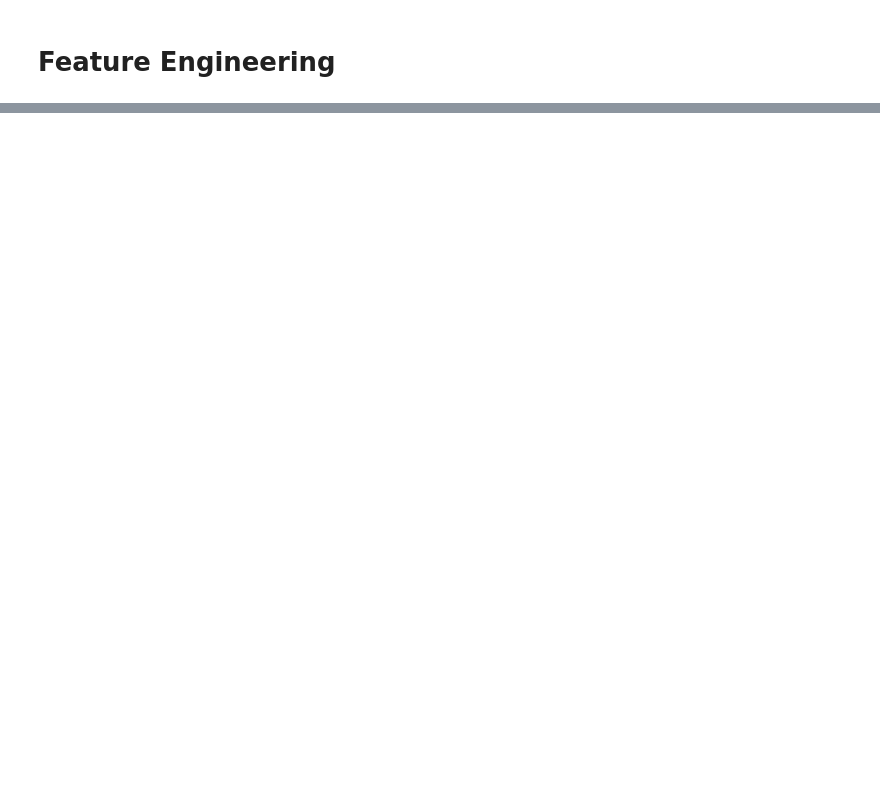
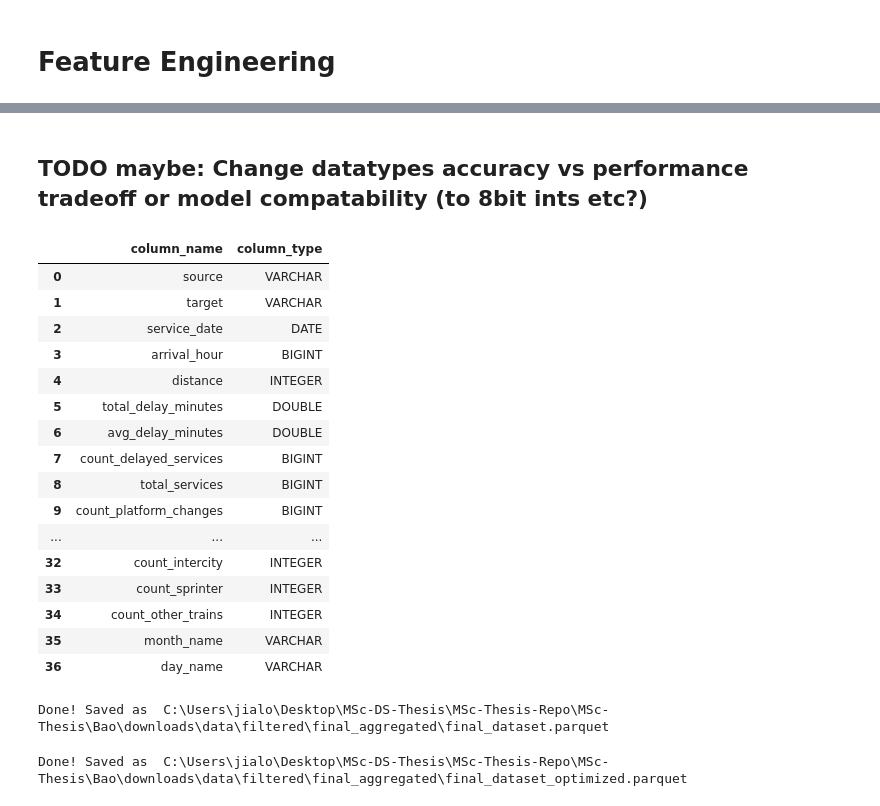
Before and after one commit to jbaonl/MSc-Thesis, a Jupyter notebook: MSc-Thesis/Bao/all_code/2_eda_and_time_series_data_creation/22_main_dataset_creation.ipynb, the cells around one changed output, grey strips where cells are left out. Saved outputs shown, nothing was run; the diff lists cells and outputs as text; code cells hidden in the pictures; blank space fills up the shorter version.

```diff
--- a/MSc-Thesis/Bao/all_code/2_eda_and_time_series_data_creation/22_main_dataset_creation.ipynb
+++ b/MSc-Thesis/Bao/all_code/2_eda_and_time_series_data_creation/22_main_dataset_creation.ipynb
@@ -1576,0 +1594,62 @@ con.execute("""
+# %% [markdown]
+## TODO maybe: Change datatypes accuracy vs performance tradeoff or model compatability (to 8bit ints etc?)
+# %%
+con.execute("""
+    CREATE OR REPLACE TABLE services_final_optimized AS
+    SELECT
+        * EXCLUDE (
+            arrival_hour, distance, count_delayed_services, total_services,
+            count_platform_changes, src_degree, src_weighted_degree,
+            tgt_degree, tgt_weighted_degree, common_neighbors,
+            preferential_attachment, tgt_avg_distance, src_avg_distance
+        ),
+        -- Cast to INTEGER
+        arrival_hour::INT AS arrival_hour,
+        distance::INT AS distance,
+        count_delayed_services::INT AS count_delayed_services,
+        total_services::INT AS total_services,
+        count_platform_changes::INT AS count_platform_changes,
+        src_degree::INT AS src_degree,
+        src_weighted_degree::INT AS src_weighted_degree,
+        tgt_degree::INT AS tgt_degree,
+        tgt_weighted_degree::INT AS tgt_weighted_degree,
+        common_neighbors::INT AS common_neighbors,
+        preferential_attachment::INT AS preferential_attachment,
+        -- Cast to FLOAT
+        src_avg_distance::FLOAT AS src_avg_distance,
+        tgt_avg_distance::FLOAT AS tgt_avg_distance
+    FROM services_final
+""")
+
+# Verify the schema changes
+display(con.execute("DESCRIBE services_final").df()[['column_name', 'column_type']])
+# %% [output]
+|  | column_name | column_type |
+| 0 | source | VARCHAR |
+| 1 | target | VARCHAR |
+| 2 | service_date | DATE |
+| 3 | arrival_hour | BIGINT |
+| 4 | distance | INTEGER |
+| 5 | total_delay_minutes | DOUBLE |
+| 6 | avg_delay_minutes | DOUBLE |
+| 7 | count_delayed_services | BIGINT |
+| 8 | total_services | BIGINT |
+| 9 | count_platform_changes | BIGINT |
+| ... | ... | ... |
+| 32 | count_intercity | INTEGER |
+| 33 | count_sprinter | INTEGER |
+| 34 | count_other_trains | INTEGER |
+| 35 | month_name | VARCHAR |
+| 36 | day_name | VARCHAR |
+# %%
+aggregated_final = filtered_output_root_folder / "final_aggregated/final_dataset.parquet"
+con.execute(f"COPY services_final TO '{aggregated_final}' (FORMAT PARQUET)")
+print("Done! Saved as ", aggregated_final)
+# %% [output]
+Done! Saved as  C:\Users\jialo\Desktop\MSc-DS-Thesis\MSc-Thesis-Repo\MSc-Thesis\Bao\downloads\data\filtered\final_aggregated\final_dataset.parquet
+# %%
+aggregated_final_optimized = filtered_output_root_folder / "final_aggregated/final_dataset_optimized.parquet"
+con.execute(f"COPY services_final TO '{aggregated_final_optimized}' (FORMAT PARQUET)")
+print("Done! Saved as ", aggregated_final_optimized)
+# %% [output]
+Done! Saved as  C:\Users\jialo\Desktop\MSc-DS-Thesis\MSc-Thesis-Repo\MSc-Thesis\Bao\downloads\data\filtered\final_aggregated\final_dataset_optimized.parquet
```
Also changed, not shown: parts of 124 cells of this notebook, 15 other files.
